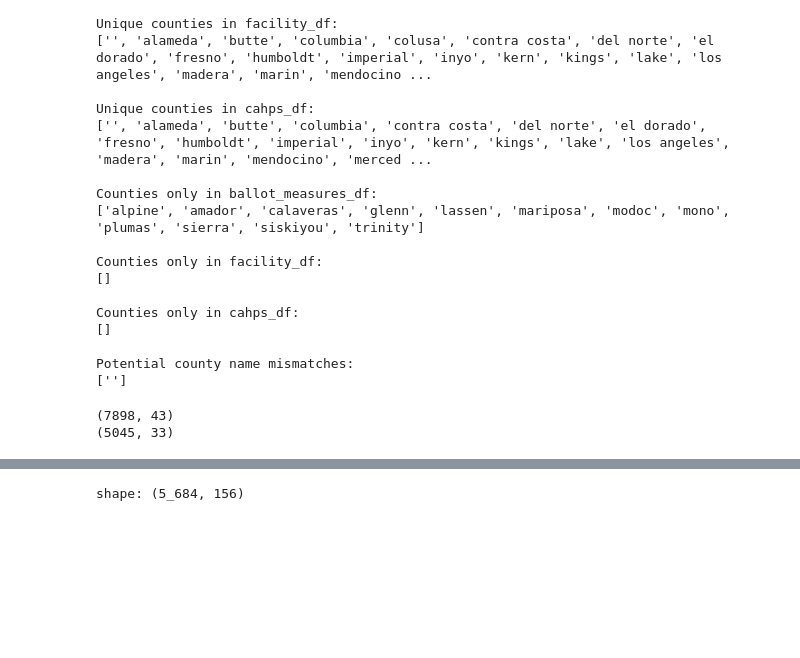
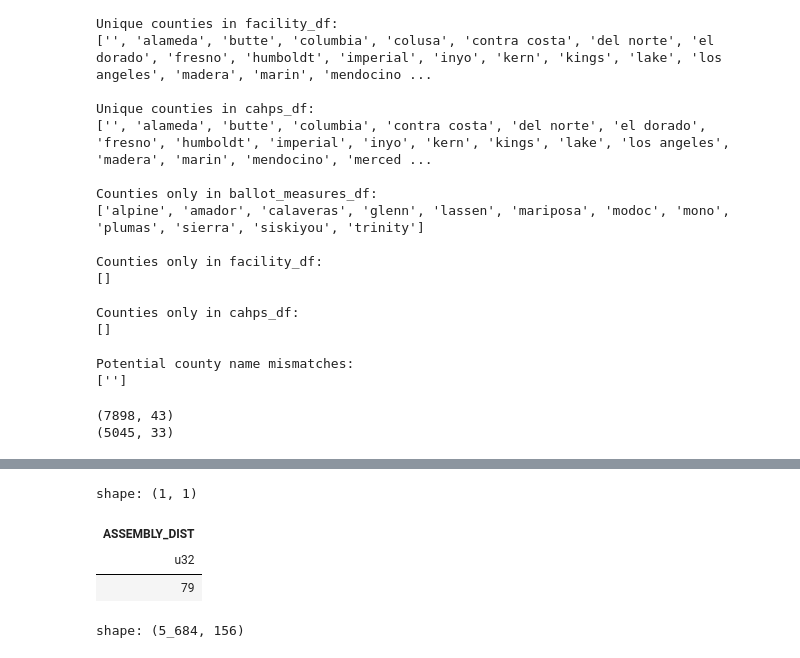
Before and after one commit to MichaelPaulLight/milestone_1, a Jupyter notebook: 004_data-processing-scripts/003_merge-clean-data/merge_ballot-measures_cms-data.ipynb, the cells around one changed output, grey strips where cells are left out. Cells and saved outputs as stored; diff of their text form; code cells hidden in the pictures; blank space fills up the shorter version.

```diff
--- a/004_data-processing-scripts/003_merge-clean-data/merge_ballot-measures_cms-data.ipynb
+++ b/004_data-processing-scripts/003_merge-clean-data/merge_ballot-measures_cms-data.ipynb
@@ -222,3 +246,15 @@ Multi-column merge shape: (55384, 166)
+# %%
+# The three districts with the fewest dialysis facilities are 63, 23, and 67
+# 63 is in a mountainous part of sacramento, 67 is in a mountainous part of santa clara, and 23 is a land area occupied mostly by diseneyland
+
+merged_cahps_df.filter(pl.col("ASSEMBLY_DIST").is_not_null()).group_by("ASSEMBLY_DIST").len().sort("len", descending=True)
+
+merged_cahps_df.filter(pl.col("ASSEMBLY_DIST").is_not_null()).select("ASSEMBLY_DIST").unique().count()
+# %% [output]
+shape: (1, 1)
+| ASSEMBLY_DIST |
+| u32 |
+| 79 |
 # %%
 facility_df
 # %% [output]
```
Also changed, not shown: parts of 14 cells of this notebook.
